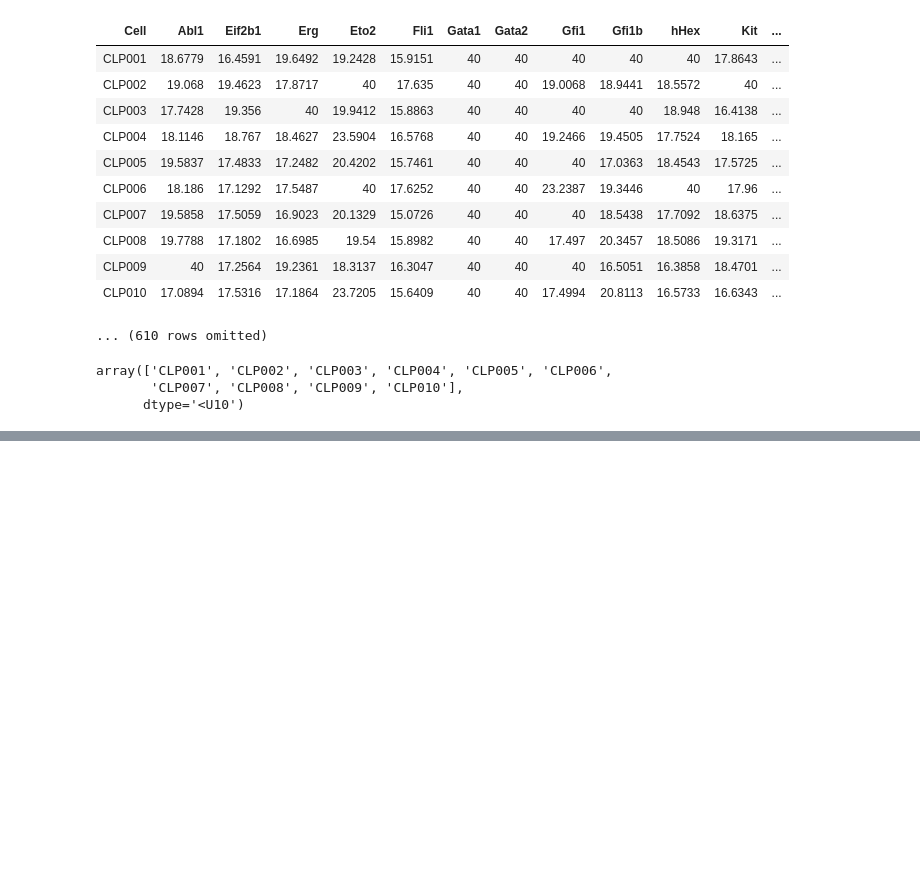
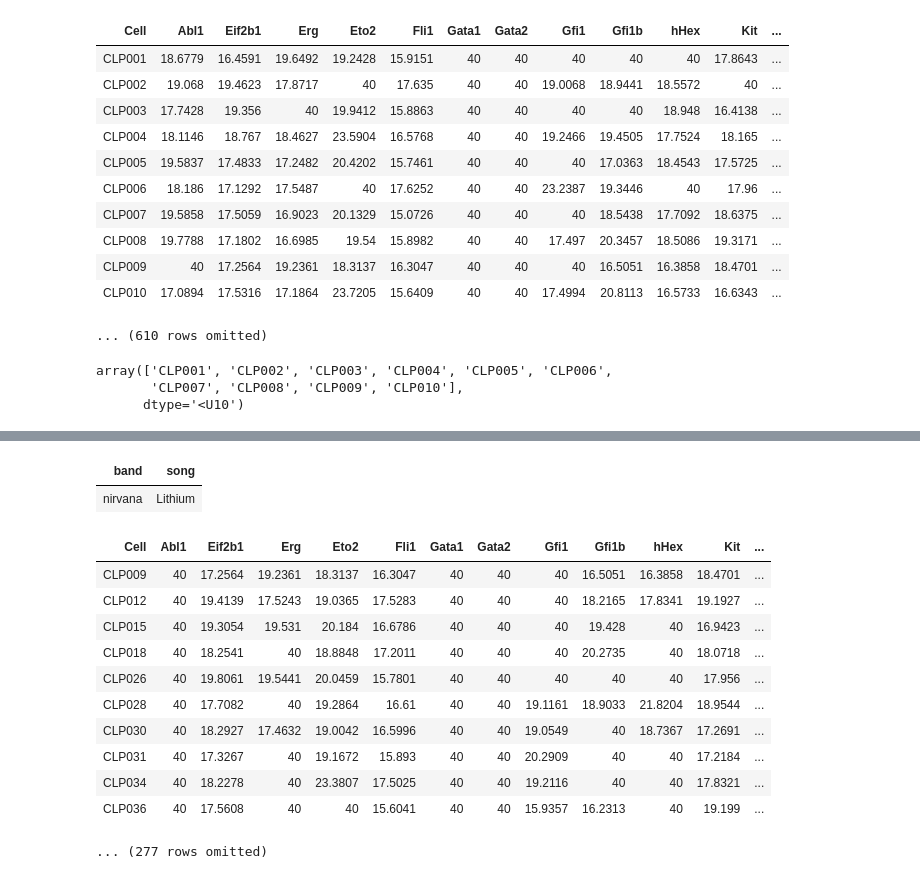
Before and after one commit to caramirezal/programming, a Jupyter notebook: python/arrays.ipynb, the cells around one changed output, grey strips where cells are left out. Drawn from its saved outputs; the diff is of its cells as text; code cells hidden in the pictures; blank space fills up the shorter version.

Commit message:
adding notes on tables

```diff
--- a/python/arrays.ipynb
+++ b/python/arrays.ipynb
@@ -49,0 +122,22 @@ array(['CLP001', 'CLP002', 'CLP003', 'CLP004', 'CLP005', 'CLP006',
+# %%
+## select a row equal to a condition
+songs.where('band',are.equal_to('nirvana'))
+# %% [output]
+| band | song |
+| nirvana | Lithium |
+# %%
+## select rows above some threshold
+data.where('Abl1',are.above(30))
+# %% [output]
+| Cell | Abl1 | Eif2b1 | Erg | Eto2 | Fli1 | Gata1 | Gata2 | Gfi1 | Gfi1b | hHex | Kit | ... |
+| CLP009 | 40 | 17.2564 | 19.2361 | 18.3137 | 16.3047 | 40 | 40 | 40 | 16.5051 | 16.3858 | 18.4701 | ... |
+| CLP012 | 40 | 19.4139 | 17.5243 | 19.0365 | 17.5283 | 40 | 40 | 40 | 18.2165 | 17.8341 | 19.1927 | ... |
+| CLP015 | 40 | 19.3054 | 19.531 | 20.184 | 16.6786 | 40 | 40 | 40 | 19.428 | 40 | 16.9423 | ... |
+| CLP018 | 40 | 18.2541 | 40 | 18.8848 | 17.2011 | 40 | 40 | 40 | 20.2735 | 40 | 18.0718 | ... |
+| CLP026 | 40 | 19.8061 | 19.5441 | 20.0459 | 15.7801 | 40 | 40 | 40 | 40 | 40 | 17.956 | ... |
+| CLP028 | 40 | 17.7082 | 40 | 19.2864 | 16.61 | 40 | 40 | 19.1161 | 18.9033 | 21.8204 | 18.9544 | ... |
+| CLP030 | 40 | 18.2927 | 17.4632 | 19.0042 | 16.5996 | 40 | 40 | 19.0549 | 40 | 18.7367 | 17.2691 | ... |
+| CLP031 | 40 | 17.3267 | 40 | 19.1672 | 15.893 | 40 | 40 | 20.2909 | 40 | 40 | 17.2184 | ... |
+| CLP034 | 40 | 18.2278 | 40 | 23.3807 | 17.5025 | 40 | 40 | 19.2116 | 40 | 40 | 17.8321 | ... |
+| CLP036 | 40 | 17.5608 | 40 | 40 | 15.6041 | 40 | 40 | 15.9357 | 16.2313 | 40 | 19.199 | ... |
+... (277 rows omitted)
```
Also changed, not shown: parts of 16 cells of this notebook.
